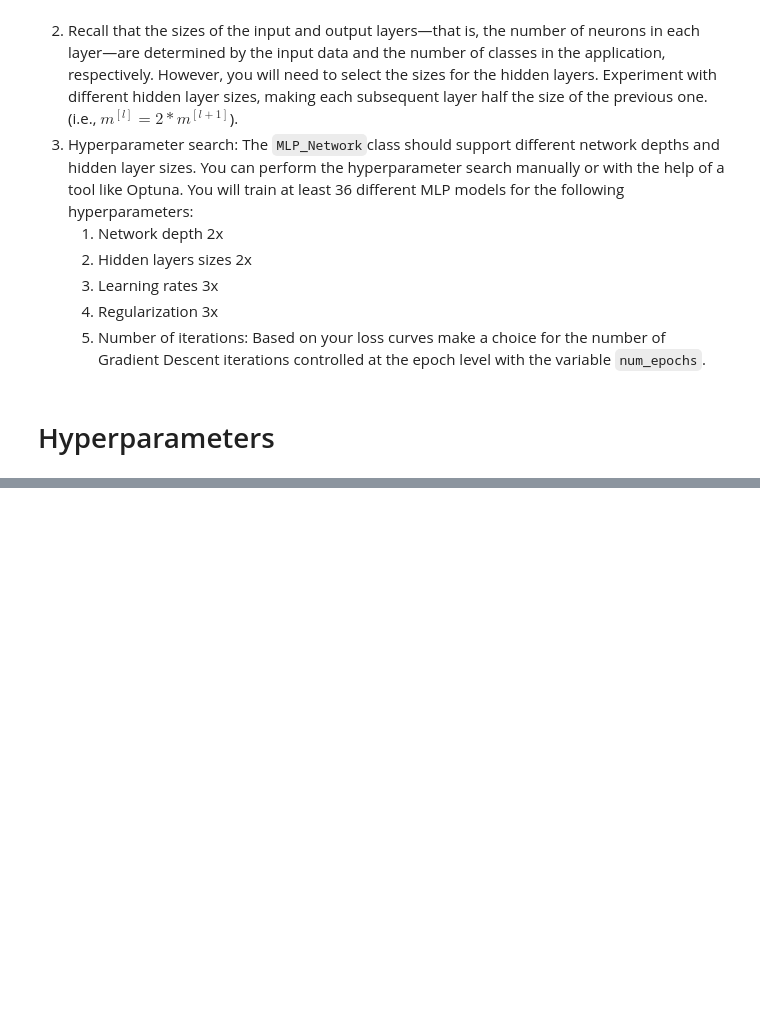
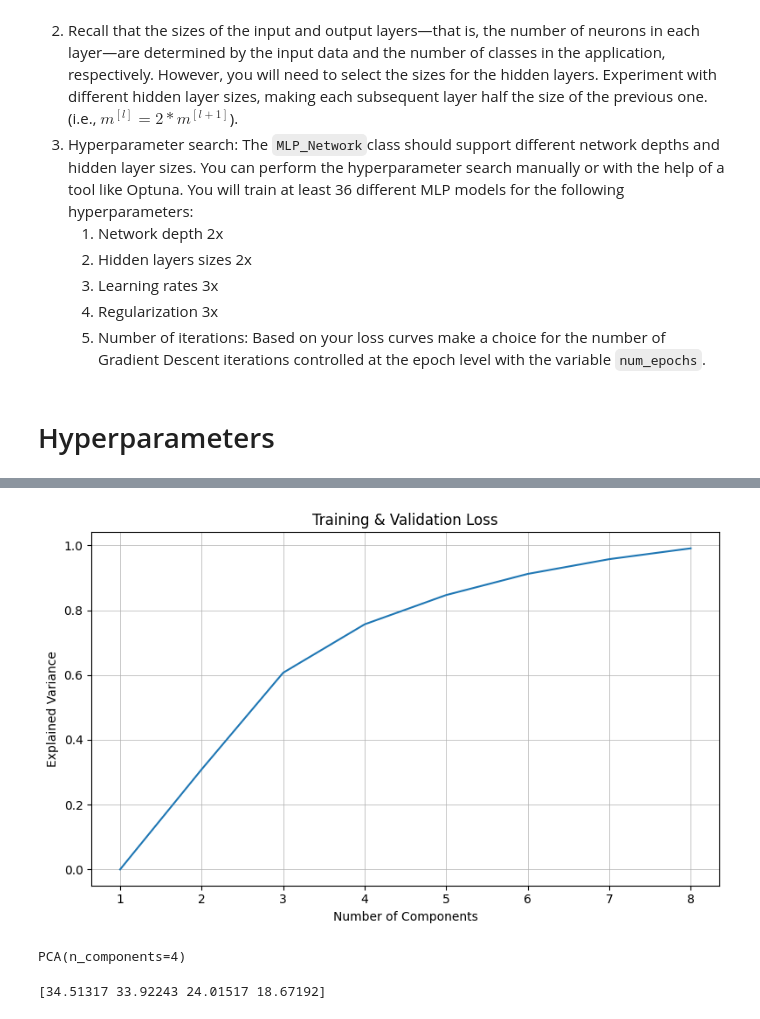
Before and after one commit to wafflesLL/Machine-Learning-Homework-Three, a Jupyter notebook: Untitled.ipynb, the cells around one changed output, grey strips where cells are left out. Drawn from its saved outputs; the diff is of its cells as text; code cells hidden in the pictures; blank space fills up the shorter version.

```diff
--- a/Untitled.ipynb
+++ b/Untitled.ipynb
@@ -331,0 +457,19 @@ Validation Accuracy for Best Trial: 76.69%
+# %%
+cumulative_explained_variances = []
+for i in range(8):
+    cumulative_explained_variances.append(0.0)
+    pca = PCA(n_components=i)
+    pca.fit(X)
+    for ratio in pca.explained_variance_ratio_:
+        cumulative_explained_variances[i] += ratio
+
+plt.figure(figsize=(8,5))
+plt.plot(range(1, 9, 1), cumulative_explained_variances)
+plt.xlabel('Number of Components')
+plt.ylabel('Explained Variance')
+plt.title('Training & Validation Loss')
+plt.grid(True, linewidth=0.5)
+plt.tight_layout()
+plt.show()
+# %% [output]
+[figure, added]
@@ -331,0 +480,8 @@ Validation Accuracy for Best Trial: 76.69%
+# %%
+pca.fit(X)
+# %% [output]
+PCA(n_components=4)
+# %%
+print(pca.singular_values_)
+# %% [output]
+[34.51317 33.92243 24.01517 18.67192]
```
Also changed, not shown: parts of 17 cells of this notebook, 1 other file.
